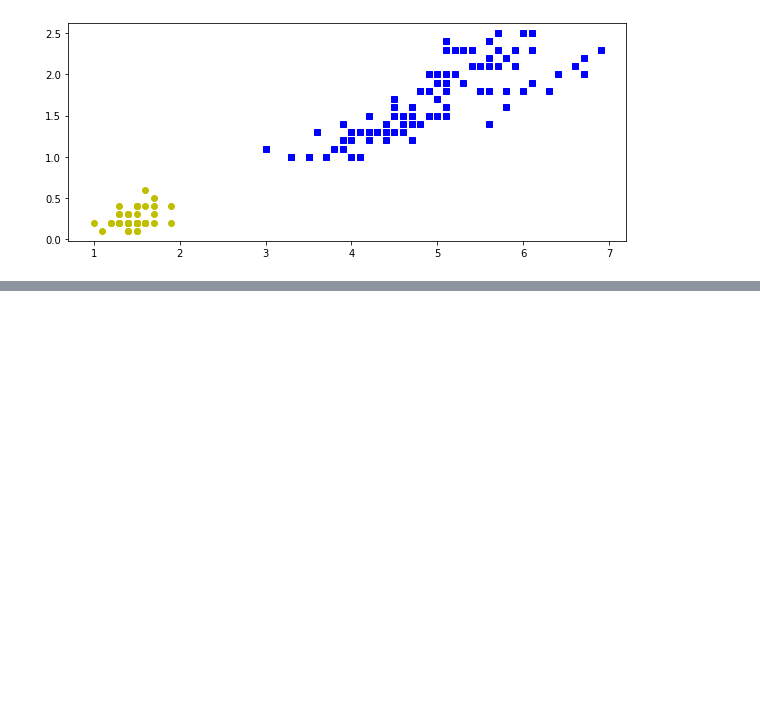
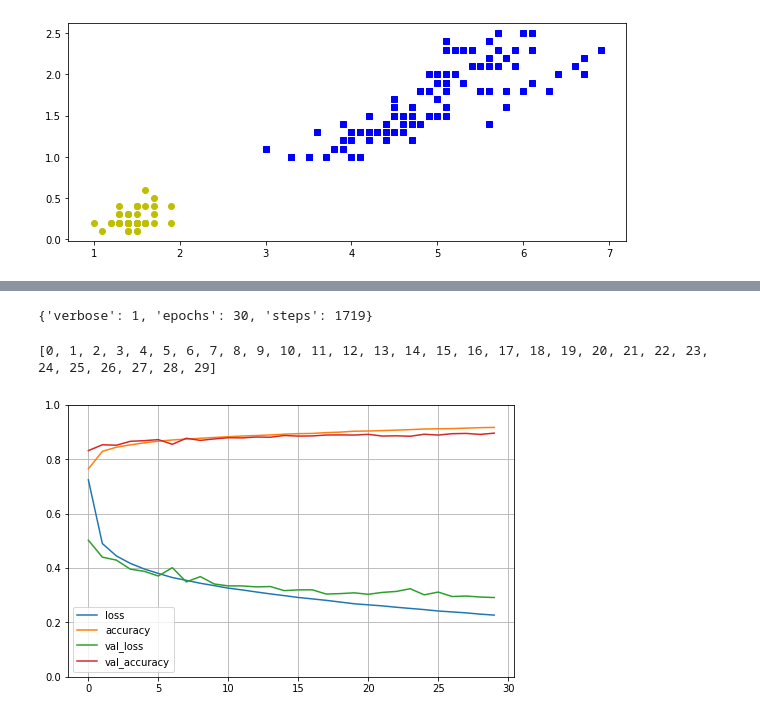
Before and after one commit to andysitu/ml, a Jupyter notebook: model-house-price/neural_networks_keras.ipynb, the cells around one changed output, grey strips where cells are left out. Cells and saved outputs as stored; diff of their text form; code cells hidden in the pictures; blank space fills up the shorter version.

```diff
--- a/model-house-price/neural_networks_keras.ipynb
+++ b/model-house-price/neural_networks_keras.ipynb
@@ -29,0 +48,3 @@ plt.plot(X[y==1, 0], X[y==1, 1], "yo", label="Iris-Setosa")
+# %%
+X_valid, X_train = X_train_full[:5000] / 255.0, X_train_full[5000:] / 255.0
+y_valid, y_train = y_train_full[:5000], y_train_full[5000:]
@@ -29,0 +87,7 @@ plt.plot(X[y==1, 0], X[y==1, 1], "yo", label="Iris-Setosa")
+# %%
+model = keras.models.Sequential([
+    keras.layers.Flatten(input_shape=[28, 28]),
+    keras.layers.Dense(300, activation="relu"),
+    keras.layers.Dense(100, activation="relu"),
+    keras.layers.Dense(10, activation="softmax")
+])
@@ -29,0 +178,7 @@ plt.plot(X[y==1, 0], X[y==1, 1], "yo", label="Iris-Setosa")
+# %%
+# sparse_categorical_crossentropy - sparse labels (0-9 target class index)
+# sgd - train using Stoichastic Gradient Descent
+# thus Keras does backpropagation algorithm - reverse-model autodiff plus SGD
+model.compile(loss="sparse_categorical_crossentropy", optimizer="sgd", metrics=["accuracy"])
+# %%
+history = model.fit(X_train, y_train, epochs=30, validation_data=(X_valid, y_valid))
@@ -29,0 +203,18 @@ plt.plot(X[y==1, 0], X[y==1, 1], "yo", label="Iris-Setosa")
+# %%
+history.params
+# %% [output]
+{'verbose': 1, 'epochs': 30, 'steps': 1719}
+# %%
+print(history.epoch)
+# %% [output]
+[0, 1, 2, 3, 4, 5, 6, 7, 8, 9, 10, 11, 12, 13, 14, 15, 16, 17, 18, 19, 20, 21, 22, 23, 24, 25, 26, 27, 28, 29]
+# %%
+import pandas as pd
+import matplotlib.pyplot as plt
+
+pd.DataFrame(history.history).plot(figsize=(8,5))
+plt.grid(True)
+plt.gca().set_ylim(0,1)
+plt.show()
+# %% [output]
+[figure, added]
```
Also changed, not shown: parts of 23 cells of this notebook.
